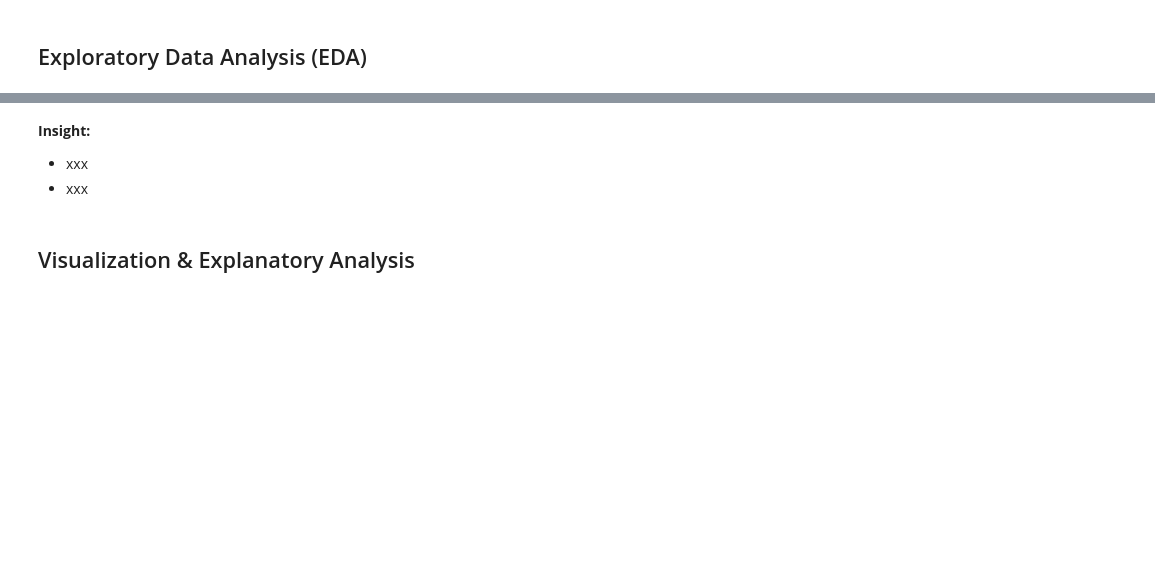
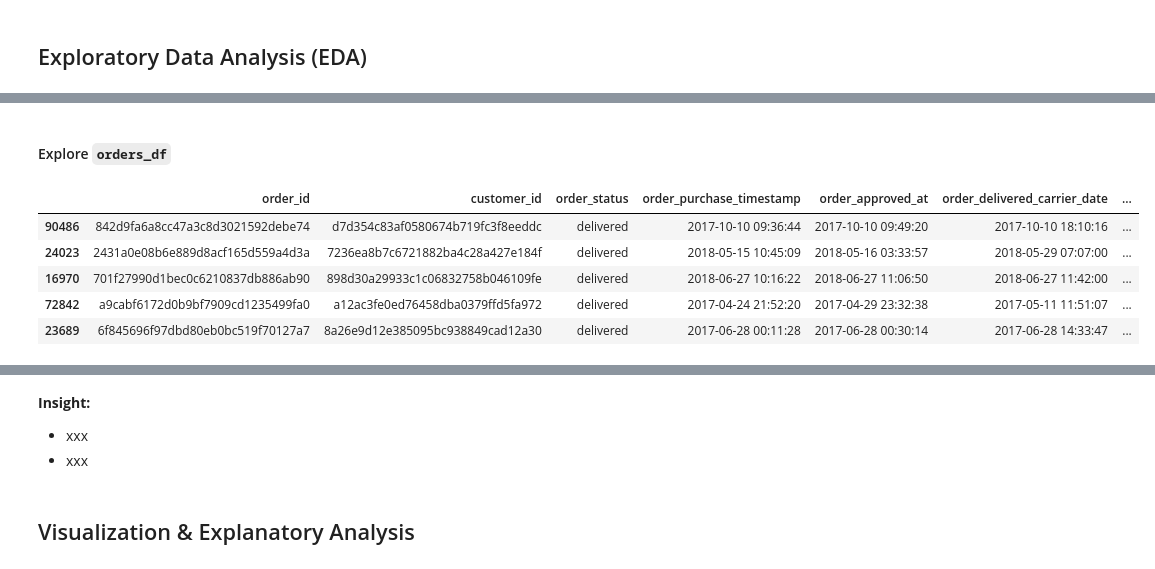
Before and after one commit to NathanAdhitya/dicoding-a555-final-project, a Jupyter notebook: notebook.ipynb, the cells around one changed output, grey strips where cells are left out. Saved outputs shown, nothing was run; the diff lists cells and outputs as text; code cells hidden in the pictures; blank space fills up the shorter version.

```diff
--- a/notebook.ipynb
+++ b/notebook.ipynb
@@ -124,0 +419,5 @@ order_payments_df
+# %%
+orders_df.drop(orders_df[orders_df['order_status'] != 'delivered'].index, inplace=True)
+orders_df.drop(orders_df[orders_df['order_delivered_customer_date'].isna()].index, inplace=True)
+
+orders_df.isna().sum()
@@ -128,0 +465,11 @@ order_payments_df
+# %% [markdown]
+#### Explore `orders_df`
+# %%
+orders_df.sample(5)
+# %% [output]
+|  | order_id | customer_id | order_status | order_purchase_timestamp | order_approved_at | order_delivered_carrier_date | ... |
+| 90486 | 842d9fa6a8cc47a3c8d3021592debe74 | d7d354c83af0580674b719fc3f8eeddc | delivered | 2017-10-10 09:36:44 | 2017-10-10 09:49:20 | 2017-10-10 18:10:16 | ... |
+| 24023 | 2431a0e08b6e889d8acf165d559a4d3a | 7236ea8b7c6721882ba4c28a427e184f | delivered | 2018-05-15 10:45:09 | 2018-05-16 03:33:57 | 2018-05-29 07:07:00 | ... |
+| 16970 | 701f27990d1bec0c6210837db886ab90 | 898d30a29933c1c06832758b046109fe | delivered | 2018-06-27 10:16:22 | 2018-06-27 11:06:50 | 2018-06-27 11:42:00 | ... |
+| 72842 | a9cabf6172d0b9bf7909cd1235499fa0 | a12ac3fe0ed76458dba0379ffd5fa972 | delivered | 2017-04-24 21:52:20 | 2017-04-29 23:32:38 | 2017-05-11 11:51:07 | ... |
+| 23689 | 6f845696f97dbd80eb0bc519f70127a7 | 8a26e9d12e385095bc938849cad12a30 | delivered | 2017-06-28 00:11:28 | 2017-06-28 00:30:14 | 2017-06-28 14:33:47 | ... |
```
Also changed, not shown: parts of 45 cells of this notebook.
